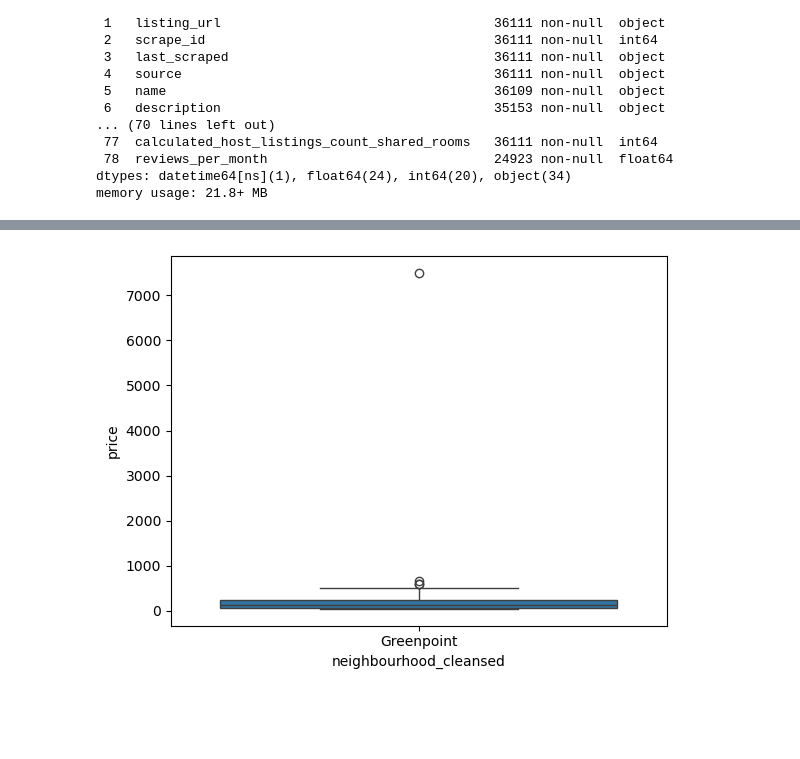
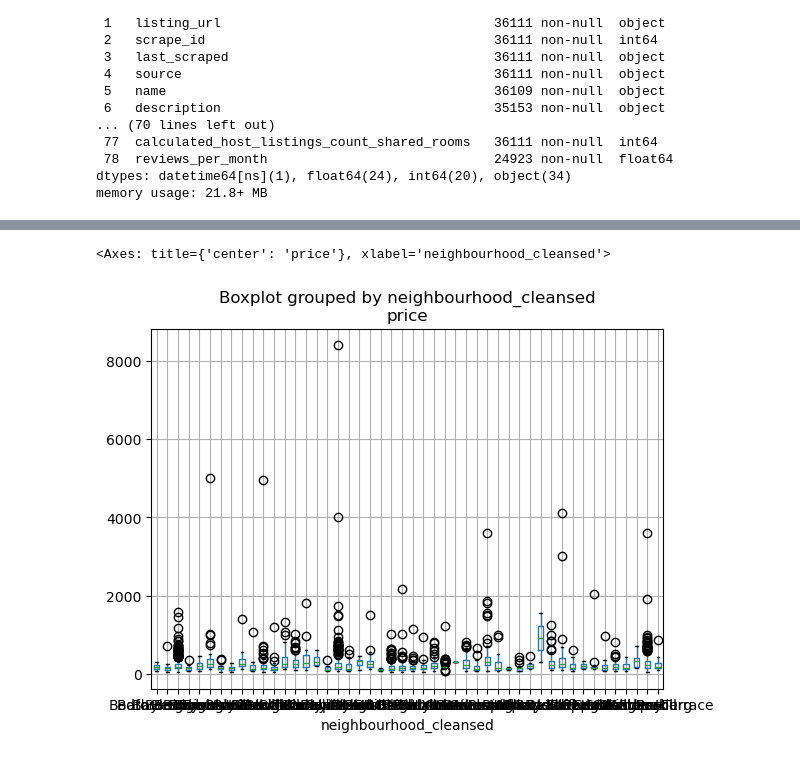
Before and after one commit to wikey/2025dataproject, a Jupyter notebook: project.ipynb, the cells around one changed output, grey strips where cells are left out. Cells and saved outputs as stored; diff of their text form; code cells hidden in the pictures; blank space fills up the shorter version.

```diff
--- a/project.ipynb
+++ b/project.ipynb
@@ -126,0 +131,17 @@ df_room_brooklyn = df_room.query("neighbourhood_group_cleansed == 'Brooklyn'")
+# %%
+# Aclculate the IQR for each neighborhood and store it as a new column value
+#df_apartment_brooklyn['neighbourhood_cleansed_price_iqr'] = df_apartment_brooklyn['neighbourhood_cleansed'].map(df_apartment_brooklyn.groupby('neighbourhood_cleansed')['price'].agg(stats.iqr))
+df_apartment_brooklyn['neighbourhood_cleansed_price_iqr'] = df_apartment_brooklyn['neighbourhood_cleansed'].map(
+        df_apartment_brooklyn.groupby('neighbourhood_cleansed')['price'].agg(stats.iqr)
+)
+
+aggregated_data = df_apartment_brooklyn.groupby(by='neighbourhood_cleansed').agg(
+    min_price=('price', 'min'),
+    avg_price=('price', 'mean'),
+    max_price=('price', 'max'),
+    iqr=('neighbourhood_cleansed_price_iqr', 'first'),
+)
+
+print(aggregated_data)
+#df_apartment_brooklyn.head()
+#df_apartment_brooklyn_grouped.describe
@@ -131,12 +189,11 @@ df_room_brooklyn_cleaned = df_room_brooklyn.loc[:, ['host_id', 'neighbourhood_cl
 #df_apartment_brooklyn_cleaned.head()
 # %%
 # Exploratory Data Analysis for each feature
-sns.boxplot(
-#    x="neighbourhood_cleansed", y="price", data=df_room_brooklyn_cleaned
-    x="neighbourhood_cleansed", y="price", data=df_room_brooklyn_cleaned.query(
-        "neighbourhood_cleansed == 'Greenpoint'"
-    )
-)
-plt.show()
+#sns.boxplot(
+#    x="neighbourhood_cleansed", y="price", data=df_room_brooklyn_cleaned.query("neighbourhood_cleansed == 'Greenpoint'")
+#)
+#plt.show()
+df_apartment_brooklyn.boxplot(column='price', by='neighbourhood_cleansed')
 # %% [output]
+<Axes: title={'center': 'price'}, xlabel='neighbourhood_cleansed'>
-[figure, old version]
+[figure, new version]
```
Also changed, not shown: parts of 5 cells of this notebook.
